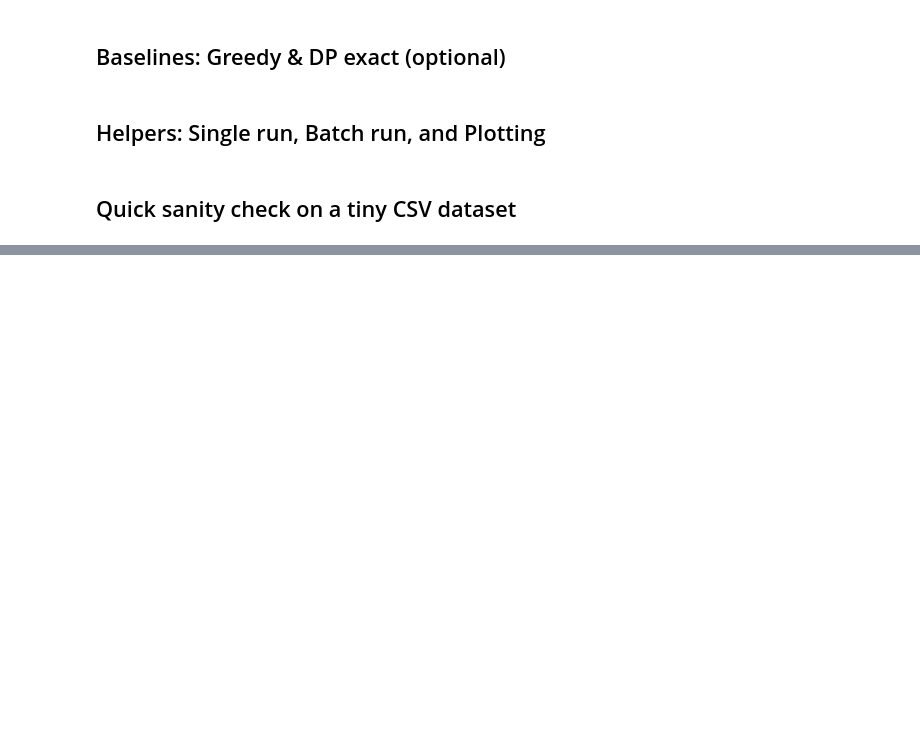
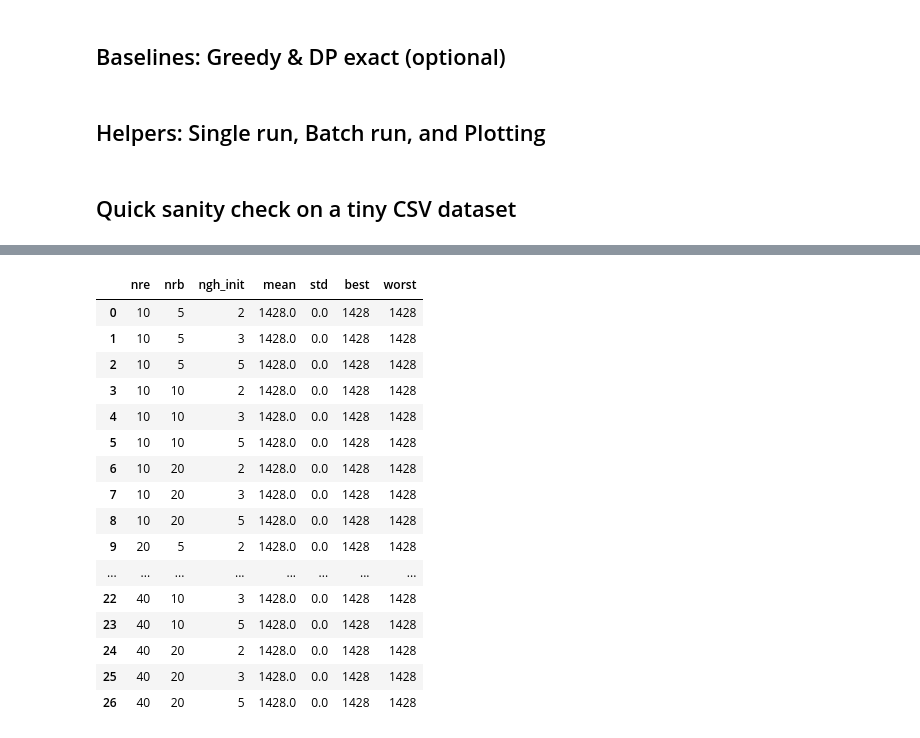
Before and after one commit to QuasimodoCodes/4610-Final, a Jupyter notebook: KnapsackProblemBeesAlgorithm/BA_Knapsack_test.ipynb, the cells around one changed output, grey strips where cells are left out. Saved outputs shown, nothing was run; the diff lists cells and outputs as text; code cells hidden in the pictures; blank space fills up the shorter version.

```diff
--- a/KnapsackProblemBeesAlgorithm/BA_Knapsack_test.ipynb
+++ b/KnapsackProblemBeesAlgorithm/BA_Knapsack_test.ipynb
@@ -372,0 +643,38 @@ plot_convergence("toy_conv.csv")  # display inline
+# %%
+def sensitivity_grid(inst: KnapsackInstance, grid: List[Tuple[int,int,int]], seeds=range(10)):
+    rows = []
+    for nre, nrb, ngh in grid:
+        p = dataclasses.replace(ba_params, nre=nre, nrb=nrb, ngh_init=ngh)
+        vals = []
+        for s in seeds:
+            p2 = dataclasses.replace(p, seed=s)
+            res, _ = run_ba_on_instance(inst, p2)
+            vals.append(res["best_value"])
+        rows.append({"nre": nre, "nrb": nrb, "ngh_init": ngh,
+                     "mean": np.mean(vals), "std": np.std(vals, ddof=1),
+                     "best": np.max(vals), "worst": np.min(vals)})
+    return pd.DataFrame(rows)
+
+# Example on a medium instance (use the first Pisinger CSV here)
+sens_inst = instances[0]  # e.g., knapPI_11_20_1000_1
+grid = [(nre, nrb, ngh) for nre in (10,20,40) for nrb in (5,10,20) for ngh in (2,3,5)]
+sens_df = sensitivity_grid(sens_inst, grid)
+sens_df.sort_values("mean", ascending=False)
+# %% [output]
+|  | nre | nrb | ngh_init | mean | std | best | worst |
+| 0 | 10 | 5 | 2 | 1428.0 | 0.0 | 1428 | 1428 |
+| 1 | 10 | 5 | 3 | 1428.0 | 0.0 | 1428 | 1428 |
+| 2 | 10 | 5 | 5 | 1428.0 | 0.0 | 1428 | 1428 |
+| 3 | 10 | 10 | 2 | 1428.0 | 0.0 | 1428 | 1428 |
+| 4 | 10 | 10 | 3 | 1428.0 | 0.0 | 1428 | 1428 |
+| 5 | 10 | 10 | 5 | 1428.0 | 0.0 | 1428 | 1428 |
+| 6 | 10 | 20 | 2 | 1428.0 | 0.0 | 1428 | 1428 |
+| 7 | 10 | 20 | 3 | 1428.0 | 0.0 | 1428 | 1428 |
+| 8 | 10 | 20 | 5 | 1428.0 | 0.0 | 1428 | 1428 |
+| 9 | 20 | 5 | 2 | 1428.0 | 0.0 | 1428 | 1428 |
+| ... | ... | ... | ... | ... | ... | ... | ... |
+| 22 | 40 | 10 | 3 | 1428.0 | 0.0 | 1428 | 1428 |
+| 23 | 40 | 10 | 5 | 1428.0 | 0.0 | 1428 | 1428 |
+| 24 | 40 | 20 | 2 | 1428.0 | 0.0 | 1428 | 1428 |
+| 25 | 40 | 20 | 3 | 1428.0 | 0.0 | 1428 | 1428 |
+| 26 | 40 | 20 | 5 | 1428.0 | 0.0 | 1428 | 1428 |
```
Also changed, not shown: parts of 20 cells of this notebook, 14 other files.
